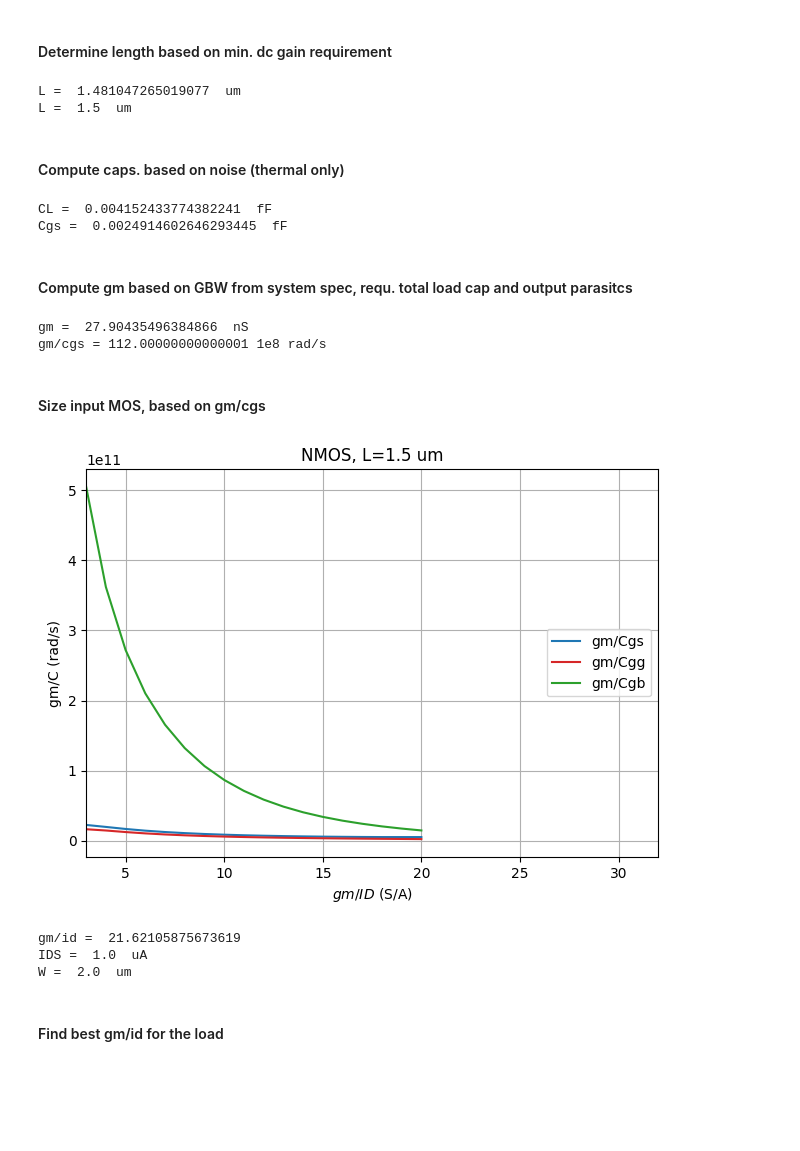
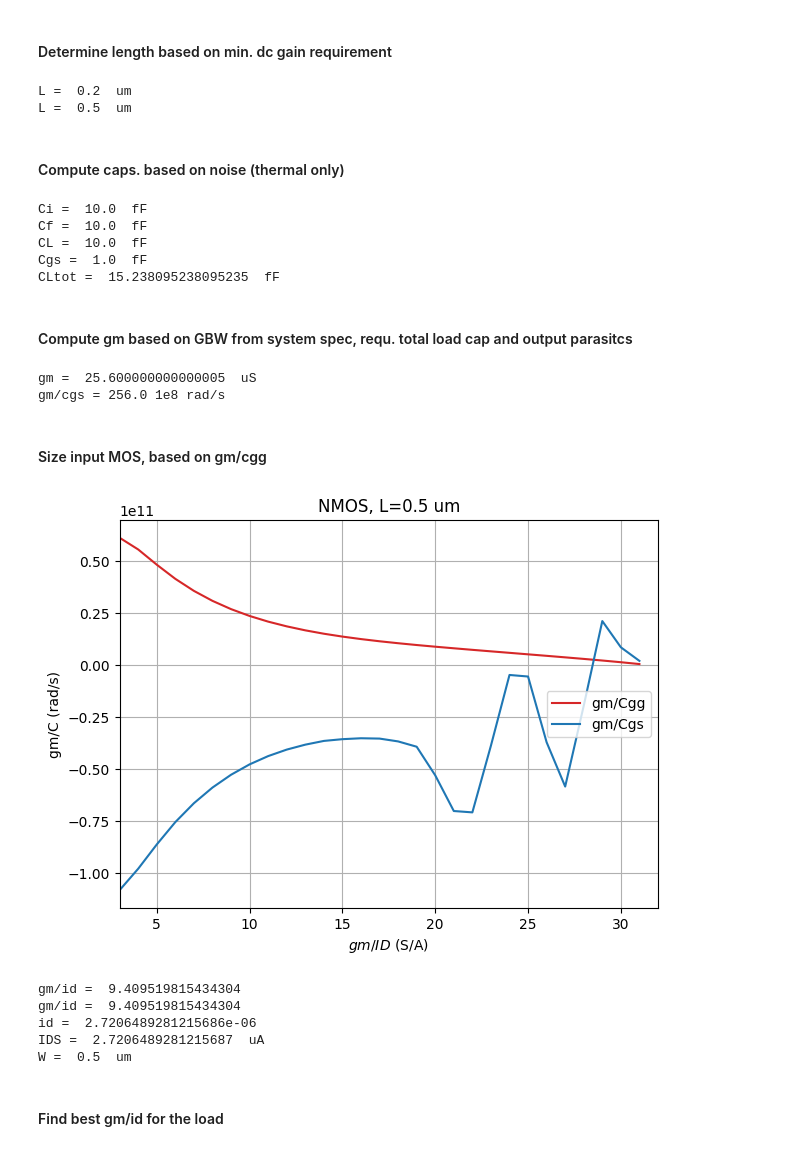
Before and after one commit to michaelk99/sg13g2_pipeadc_3b, a Jupyter notebook: python/sg13g2_sizing_ota_5t_cfb.ipynb, the cells around one changed output. Saved outputs shown, nothing was run; the diff lists cells and outputs as text; code cells hidden in the pictures; blank space fills up the shorter version.

```diff
--- a/python/sg13g2_sizing_ota_5t_cfb.ipynb
+++ b/python/sg13g2_sizing_ota_5t_cfb.ipynb
@@ -16,7 +16,7 @@ import math as m
 table_dir = "../../analog-circuit-design/sizing/"
 lv_nmos = lk(table_dir + "sg13_lv_nmos.mat")
 lv_pmos = lk(table_dir + "sg13_lv_pmos.mat")
-GM_ID_MIN_CONST = 1
+GM_ID_MIN_CONST = 3
 GM_ID_MAX_CONST = 32
 # %% [markdown]
 ### Define flavor of active and load devices
@@ -164,69 +165,83 @@ cp_o = np.abs(c_db_active) + np.abs(c_dd_load)
 #### Determine length based on min. dc gain requirement
 # %%
 gm_gds_vec = mos_active.look_up('GM_GDS', GM_ID = gm_id_active, VSB=vtail, VDS=(vcmo-vtail), L=l_vec)
-l_active = np.interp(gain_dc_min, gm_gds_vec/2, l_vec) # 1/2: account for PMOS load by halfing the intrinsic gain
+l_active = np.interp(gain_dc_min, gm_gds_vec, l_vec) # 1/2: account for PMOS load by halfing the intrinsic gain
 print('L = ',l_active,' um')
 l_active_round = max(round(l_active*2)/2, 0.5)
 print('L = ',l_active_round,' um')
 # %% [output]
-L =  1.481047265019077  um
-L =  1.5  um
+L =  0.2  um
+L =  0.5  um
 # %% [markdown]
 #### Compute caps. based on noise (thermal only)
 # %%
 c_load_tot = (alpha/beta)*k_t*temperature/(vn_rms_ota**2)
 c_fb_tot = (c_load_tot-cp_o)/(fanout*g+1-beta)+cp_f
+if c_fb_tot < c_min:
+    c_fb_tot = c_min
 c_input = g*c_fb_tot
 c_load = fanout*c_input
 cp_i = cr*(c_input+c_fb_tot) # may model this as cgs of input caps
+c_load_tot = (1-beta)*c_fb_tot+c_load+cp_o
+print("Ci = ", c_input/1e-15, " fF")
+print("Cf = ", c_fb_tot/1e-15, " fF")
 print("CL = ", c_load/1e-15, " fF")
 print("Cgs = ", cp_i/1e-15, " fF")
+print("CLtot = ", c_load_tot/1e-15, " fF")
 # %% [output]
-CL =  0.004152433774382241  fF
-Cgs =  0.0024914602646293445  fF
+Ci =  10.0  fF
+Cf =  10.0  fF
+CL =  10.0  fF
+Cgs =  1.0  fF
+CLtot =  15.238095238095235  fF
 # %% [markdown]
 #### Compute gm based on GBW from system spec, requ. total load cap and output parasitcs
 # %%
-gm_active = (c_load_tot+cp_o)*gbw/beta
+gm_active = (c_load_tot)*gbw/beta
 #gm_active = (go_active+go_load)/beta*np.sqrt((gbw*(c_load_tot+cp_o)/(go_active+go_load))^2+1)
-print("gm = ", gm_active/1e-9, " nS")
+print("gm = ", gm_active/1e-6, " uS")
 print("gm/cgs =", gm_active/cp_i/1e8, "1e8 rad/s")
 # %% [output]
-gm =  27.90435496384866  nS
-gm/cgs = 112.00000000000001 1e8 rad/s
+gm =  25.600000000000005  uS
+gm/cgs = 256.0 1e8 rad/s
 # %% [markdown]
-#### Size input MOS, based on gm/cgs
+#### Size input MOS, based on gm/cgg
 # %%
-gm_id_vec = np.arange(3,21,1)
+gm_id_vec = np.arange(GM_ID_MIN_CONST,GM_ID_MAX_CONST,1)
 gm_cgs_vec = mos_active.look_up('GM_CGS', GM_ID = gm_id_vec, VSB=vtail, VDS=(vcmo-vtail), L=l_active_round)
 gm_cgg_vec = mos_active.look_up('GM_CGG', GM_ID = gm_id_vec, VSB=vtail, VDS=(vcmo-vtail), L=l_active_round)
 gm_cgb_vec = mos_active.look_up('GM_CGB', GM_ID = gm_id_vec, VSB=vtail, VDS=(vcmo-vtail), L=l_active_round)
 fig, ax1 = plt.subplots()
 ax1.grid(axis='both')
 ax1.set_xlabel('$gm/ID$ (S/A)')
 ax1.set_ylabel('gm/C (rad/s)')
-ax1.plot(gm_id_vec, np.abs(gm_cgs_vec), color='tab:blue')
-ax1.plot(gm_id_vec, np.abs(gm_cgg_vec), color='tab:red')
-ax1.plot(gm_id_vec, np.abs(gm_cgb_vec), color='tab:green')
+ax1.plot(gm_id_vec, gm_cgg_vec, color='tab:red')
+ax1.plot(gm_id_vec, gm_cgs_vec, color='tab:blue')
+#ax1.plot(gm_id_vec, gm_cgb_vec, color='tab:green')
 ax1.tick_params(axis='y')
-ax1.legend(loc='center right', labels=['gm/Cgs','gm/Cgg', 'gm/Cgb'])
+ax1.legend(loc='center right', labels=['gm/Cgg','gm/Cgs', 'gm/Cgb'])
 fig.tight_layout()
 plt.title('NMOS, L='+str(l_active_round)+' um')
 plt.xlim(3, 32)
 plt.show()
 # %% [output]
-[figure, old version]
+[figure, new version]
 # %%
 
-gm_id_ = mos_active.look_up('GM_ID', GM_CGB = -gm_active/cp_i, VSB=vtail, VDS=(vcmo-vtail), L=l_active_round)
-
-if gm_id_ >= GM_ID_MIN_CONST and gm_id_ <= GM_ID_MAX_CONST:
-    gm_id_active = gm_id_
+gm_id_ = mos_active.look_up('GM_ID', GM_CGG = gm_active/cp_i, VSB=vtail, VDS=(vcmo-vtail), L=l_active_round)
+print("gm/id = ", gm_id_)
+if type(gm_id_) != list:
+    if gm_id_ >= GM_ID_MIN_CONST and gm_id_ <= GM_ID_MAX_CONST:
+        gm_id_active = gm_id_
+    else:
+        gm_id_active = gm_id_active_default
 else:
     gm_id_active = gm_id_active_default
 
 print("gm/id = ", gm_id_active)
+
 i_drain = gm_active/gm_id_active
+print("id = ", i_drain)
 
 if i_drain < i_drain_min:
     i_drain = i_drain_min
@@ -242,9 +257,11 @@ vdsat_active = 2/gm_id_active
 print("IDS = ", i_drain/1e-6, " uA")
 print("W = ", w_active_round, " um")
 # %% [output]
-gm/id =  21.62105875673619
-IDS =  1.0  uA
-W =  2.0  um
+gm/id =  9.409519815434304
+gm/id =  9.409519815434304
+id =  2.7206489281215686e-06
+IDS =  2.7206489281215687  uA
+W =  0.5  um
 # %% [markdown]
 #### Find best gm/id for the load
 # %%
```
Also changed, not shown: parts of 9 cells of this notebook.
